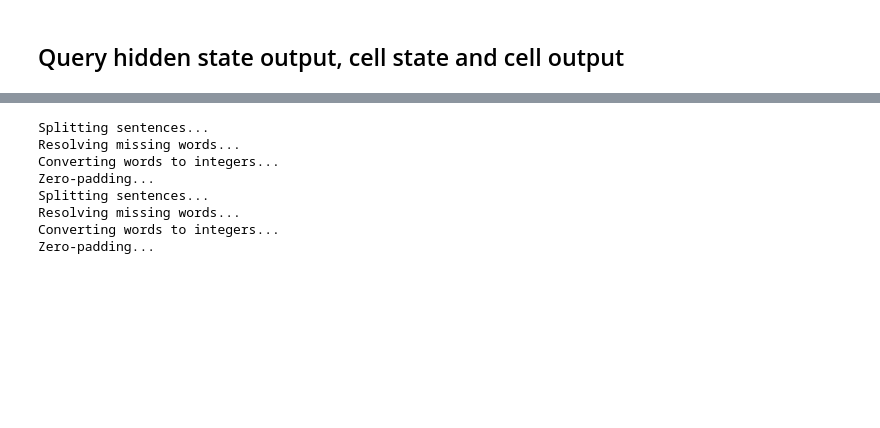
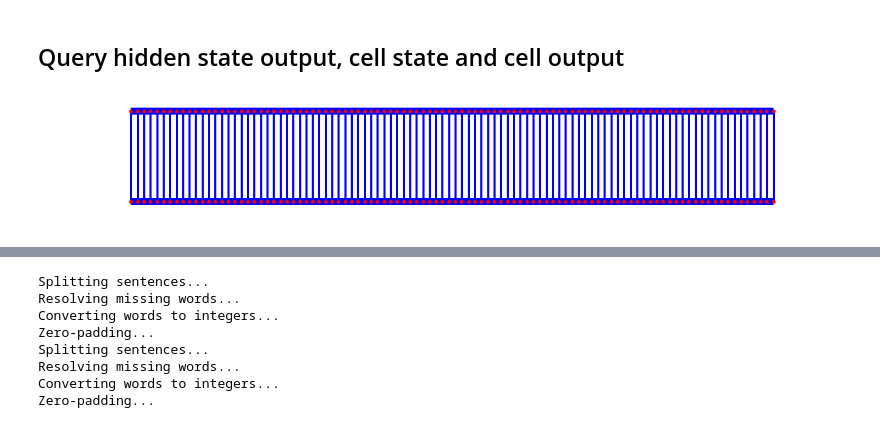
Before and after one commit to richwkc/Kaggle-Toxic-Comment-Classification-Challenge, a Jupyter notebook: codebase/visualize-rnn.ipynb, the cells around one changed output, grey strips where cells are left out. Drawn from its saved outputs; the diff is of its cells as text; code cells hidden in the pictures; blank space fills up the shorter version.

Commit message:
First drawing attempt of the network.

```diff
--- a/codebase/visualize-rnn.ipynb
+++ b/codebase/visualize-rnn.ipynb
@@ -204,3 +204,36 @@ cellStateModel = Model(inputs=inputLayer, outputs=stateC)
 def outputs(sentence):
     preparedSentence = preparationPipeline.transform(pd.DataFrame([sentence], columns=["comment_text"]))
     return [modelX.predict(preparedSentence) for modelX in [outputModel, cellStateModel]]
+# %%
+numberOfNeurons = 100
+
+wordsLayer = list(zip(range(numberOfNeurons), range(1, numberOfNeurons)))
+rnnLayer = list(zip(range(numberOfNeurons, 2*numberOfNeurons), range(numberOfNeurons + 1, 2*numberOfNeurons)))
+layersConnection = list(zip(range(numberOfNeurons), range(numberOfNeurons, 2*numberOfNeurons)))
+# %%
+pos = dict(list({x: [2*x, 0] for x in range(numberOfNeurons)}.items())
+           + list({x: [2*(x - numberOfNeurons), 0.2] for x in range(numberOfNeurons, 2*numberOfNeurons)}.items()))
+# %%
+import networkx as nx
+
+plt.figure(figsize=(20, 3))
+
+G = nx.Graph()
+
+# G.add_edges_from(wordsLayer + rnnLayer + layersConnection)
+
+# nx.draw(graph, node_color="blue")
+
+# pos = nx.spring_layout(G)
+nx.draw_networkx_nodes(G, pos,
+    nodelist=list(range(numberOfNeurons)) + list(range(numberOfNeurons, 2*numberOfNeurons)),
+    cmap=plt.get_cmap('jet'), node_size = 20)
+nx.draw_networkx_labels(G, pos)
+nx.draw_networkx_edges(G, pos, edgelist=layersConnection, edge_color='blue', arrows=True, width=3)
+nx.draw_networkx_edges(G, pos, edgelist=wordsLayer+rnnLayer, edge_color='blue', arrows=True, width=10)
+
+ax = plt.gca()
+ax.set_axis_off()
+plt.show()
+# %% [output]
+[figure, added]
```
Also changed, not shown: parts of 1 cell of this notebook.
